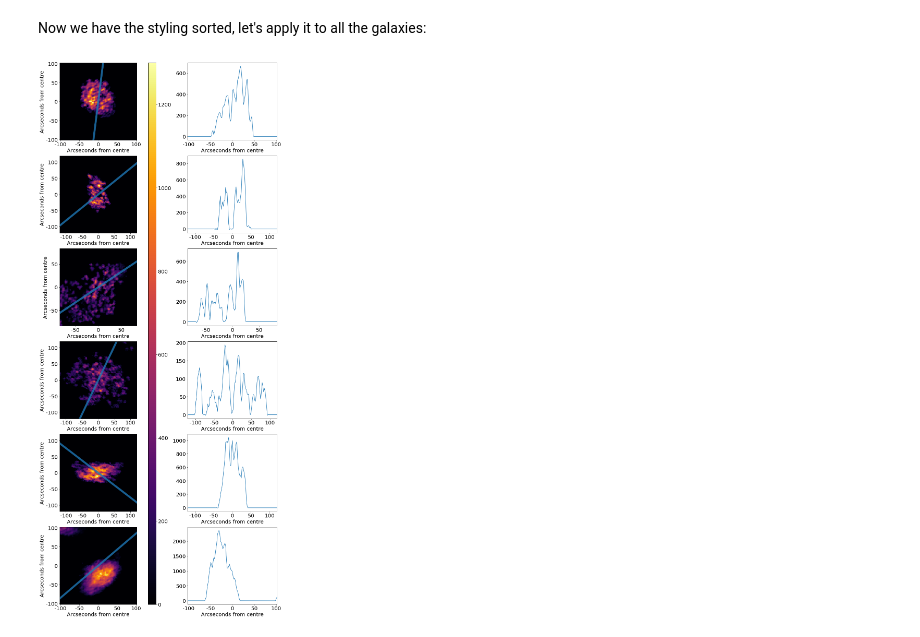
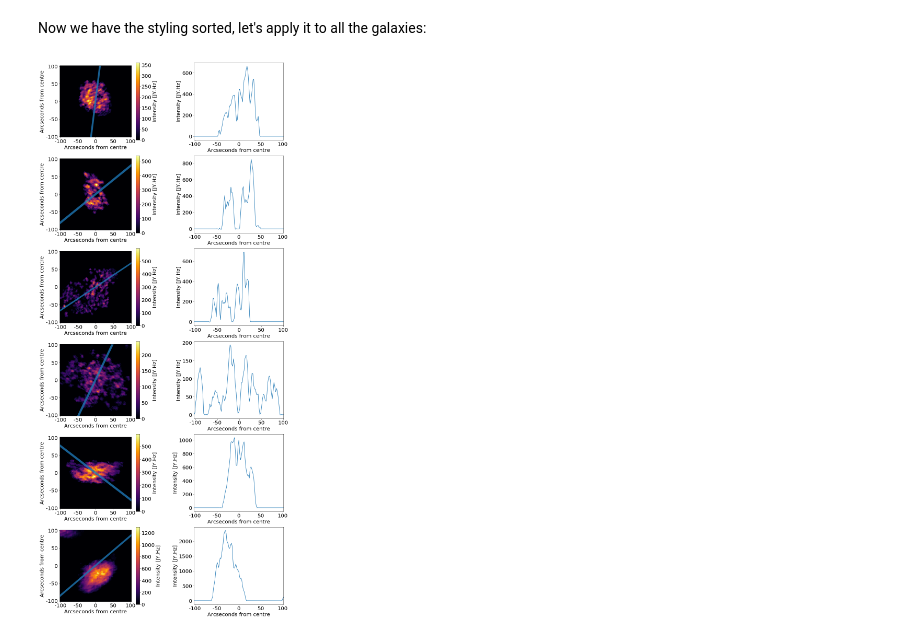
Before and after one commit to tingard/HI-plots-for-Lucy, a Jupyter notebook: main.ipynb, the cells around one changed output. Drawn from its saved outputs; the diff is of its cells as text; code cells hidden in the pictures.

```diff
--- a/main.ipynb
+++ b/main.ipynb
@@ -198,7 +198,7 @@ rotatedLowerCrop = (rotatedCenter - n).astype(int)
 rotatedUpperCrop = (rotatedCenter + n).astype(int)
 
 # create a new figure
-fig = plt.figure(figsize=(14, 6))
+fig = plt.figure(figsize=(14, 5))
 
 # working on the first panel
 plt.subplot(121)
@@ -246,9 +246,10 @@ ax.set_ylim(lowerCrop[1], upperCrop[1])
 fig.subplots_adjust(left=0.1, bottom=0.1, right=0.95, top=0.9, wspace=0.5)
 
 # add the colorbar axes
-cbaxes = fig.add_axes([0.46, 0.1, 0.03, 0.8])
+cbaxes = fig.add_axes([0.43, 0.1, 0.03, 0.8])
 # add the colorbar
-fig.colorbar(im, cbaxes)
+cbar = fig.colorbar(im, cbaxes)
+cbar.set_label('Intensity [JY.Hz]')
 
 # Now for the second panel
 plt.subplot(122)
@@ -266,6 +267,7 @@ ax.set_xlim(rotatedLowerCrop[0], rotatedUpperCrop[0])
 
 # And axis label!
 ax.set_xlabel('Arcseconds from centre')
+ax.set_ylabel('Intensity [JY.Hz]')
 
 # Save the output
 plt.savefig('example.png', bbox_inches='tight')
@@ -307,6 +309,7 @@ fig = plt.figure(figsize=(14, 6 * len(df)))
 n = 60
 for rowIndex in range(len(df)):
     galaxy = makeGalaxyObject(df.iloc[rowIndex])
+    n = 60 * 1.7 / galaxy['pixel size']
     # Choose the cropping we want
     lowerCrop = (galaxy['center'] - n).astype(int)
     upperCrop = (galaxy['center'] + n).astype(int)
@@ -319,7 +322,11 @@ for rowIndex in range(len(df)):
     ax = plt.gca()
 
     # show the rotated HI data
-    im = plt.imshow(galaxy['hIFits'][0].data, origin='lower', cmap='inferno')
+    im = plt.imshow(
+        galaxy['hIFits'][0].data,
+        origin='lower',
+        cmap='inferno'
+    )
 
     # Add a rectangle to represent center region, in the correct orientation
     rectangleOrigin = np.array([0, galaxy['center'][1]-1.5])
@@ -357,34 +364,34 @@ for rowIndex in range(len(df)):
 
     # setting limits to crop our image
     ax.set_xlim(lowerCrop[0], upperCrop[0])
     ax.set_ylim(lowerCrop[1], upperCrop[1])
 
     # adjust the positioning so we can fit the colorbar in
     fig.subplots_adjust(left=0.1, bottom=0.1, right=0.95, top=0.9, wspace=0.5)
 
     # add the colorbar axes
-    cbaxes = fig.add_axes([0.46, 0.1, 0.03, 0.8])
-    # add the colorbar
-    fig.colorbar(im, cbaxes)
+    cbar = plt.colorbar()
+    cbar.set_label('Intensity [JY.Hz]')
 
     # Now for the second panel
     plt.subplot(len(df), 2, rowIndex*2 + 2)
     ax = plt.gca()
 
     # Plot the array we've calculated
     ax.plot(galaxy['middle'])
 
     # Set the xticks
     ax.set_xticks(xticks / galaxy['pixel size'] + galaxy['rotatedCenter'][0])
     ax.set_xticklabels(xticks)
 
     # Set the limit
     ax.set_xlim(rotatedLowerCrop[0], rotatedUpperCrop[0])
 
     # And axis label!
     ax.set_xlabel('Arcseconds from centre')
+    ax.set_ylabel('Intensity [JY.Hz]')
 
 # Save the output
 plt.savefig('mosaic.png', bbox_inches='tight')
 # %% [output]
-[figure, old version]
+[figure, new version]
```
Also changed, not shown: parts of 1 cell of this notebook, 2 other files.
